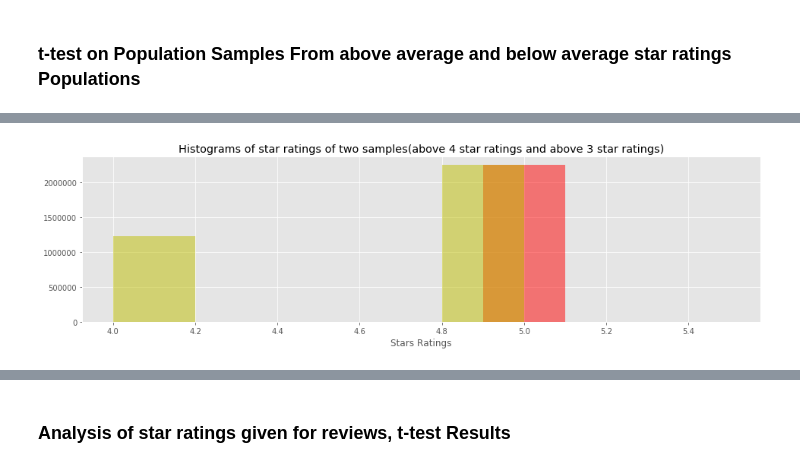
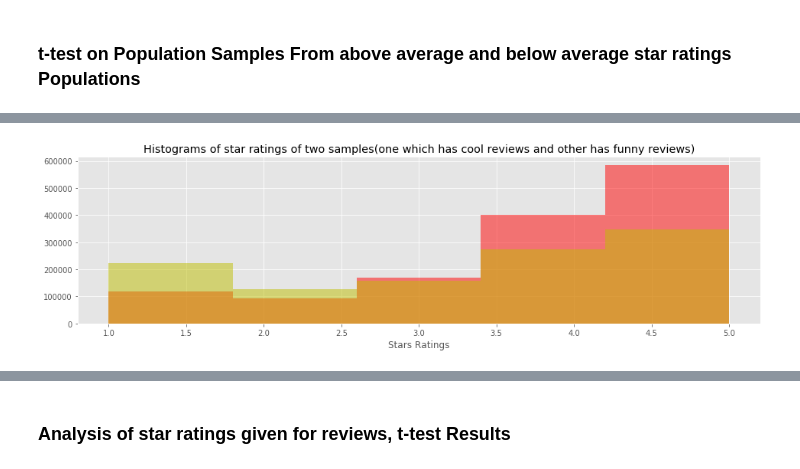
Before and after one commit to PallaviW/Yelp_Capstone_Project, a Jupyter notebook: Yelp_Capstone Project .ipynb, the cells around one changed output, grey strips where cells are left out. Drawn from its saved outputs; the diff is of its cells as text; code cells hidden in the pictures.

```diff
--- a/Yelp_Capstone Project .ipynb
+++ b/Yelp_Capstone Project .ipynb
@@ -302,0 +334,3 @@ The graph analysis indicates that weekends are most busy as there are lot of che
+# %%
+tbl_review1 = reviews[reviews['cool'] > 0]
+tbl_review2 = reviews[reviews['funny'] > 0]
@@ -303,17 +347,16 @@ The graph analysis indicates that weekends are most busy as there are lot of che
 # %%
 #reviews_temp = reviews
-tbl_review1 = reviews[reviews['stars'] > 4]
-tbl_review2 = reviews[reviews['stars'] > 3]
+
 
 plt.figure(figsize=(16,4))
 
 plt.hist(tbl_review1['stars'], bins=5, color='r', alpha=0.5)
 plt.hist(tbl_review2['stars'], bins=5, color='y', alpha=0.5)
 plt.xlabel('Stars Ratings')
 #plt.axvline(tbl_above_avg['stars'].mean(), color='b', linestyle='solid', linewidth=2)
 #plt.axvline(tbl_below_avg['stars'].mean(), color='b', linestyle='solid', linewidth=2)
 
-plt.title('Histograms of star ratings of two samples(above 4 star ratings and above 3 star ratings)')
+plt.title('Histograms of star ratings of two samples(one which has cool reviews and other has funny reviews)')
 plt.show()
 # %% [output]
-[figure, old version]
+[figure, new version]
```
Also changed, not shown: parts of 25 cells of this notebook.
